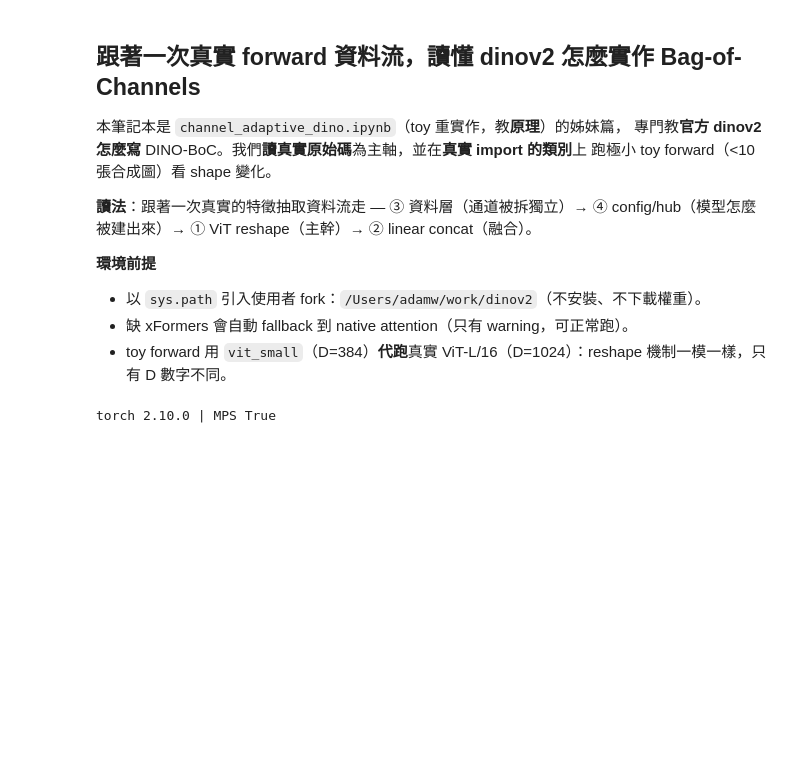
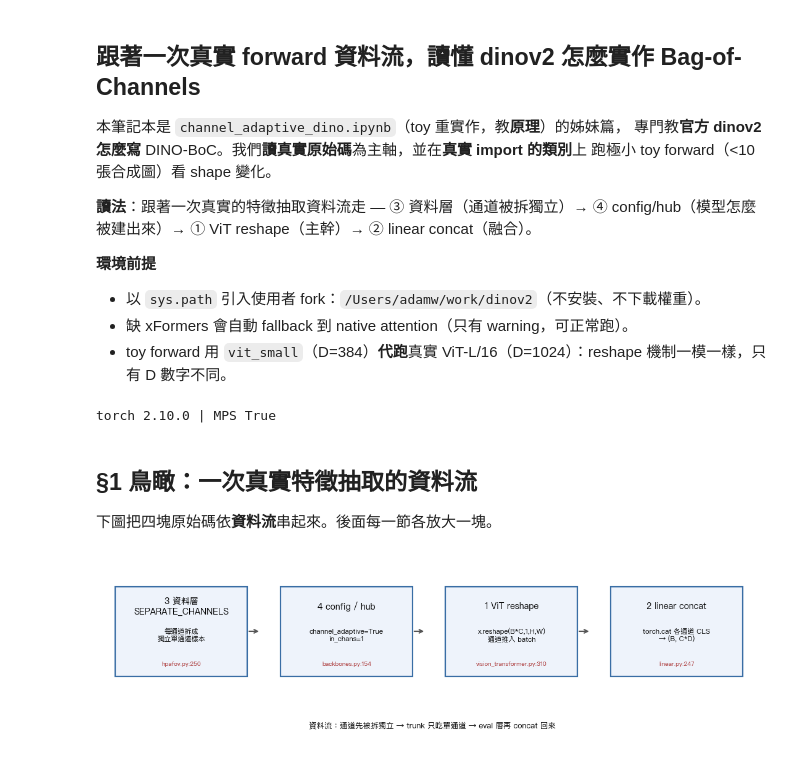
Before and after one commit to Cattleya517/llm_tutorial, a Jupyter notebook: dinov2_boc_source_reading.ipynb, the cells around one changed output. Drawn from its saved outputs; the diff is of its cells as text; code cells hidden in the pictures; blank space fills up the shorter version.

```diff
--- a/dinov2_boc_source_reading.ipynb
+++ b/dinov2_boc_source_reading.ipynb
@@ -24,3 +24,32 @@ matplotlib.rcParams["axes.unicode_minus"] = False
 print("torch", torch.__version__, "| MPS", torch.backends.mps.is_available())
 # %% [output]
 torch 2.10.0 | MPS True
+# %% [markdown]
+## §1 鳥瞰：一次真實特徵抽取的資料流
+
+下圖把四塊原始碼依**資料流**串起來。後面每一節各放大一塊。
+# %%
+import matplotlib.pyplot as plt
+fig, ax = plt.subplots(figsize=(11, 3.2)); ax.axis("off")
+stages = [
+    ("3 資料層\nSEPARATE_CHANNELS", "hpafov.py:250", "每通道拆成\n獨立單通道樣本"),
+    ("4 config / hub", "backbones.py:154", "channel_adaptive=True\nin_chans=1"),
+    ("1 ViT reshape", "vision_transformer.py:310", "x.reshape(B*C,1,H,W)\n通道推入 batch"),
+    ("2 linear concat", "linear.py:247", "torch.cat 各通道 CLS\n→ (B, C*D)"),
+]
+n = len(stages)
+for i,(title,loc,desc) in enumerate(stages):
+    x = i/(n) + 0.02
+    ax.add_patch(plt.Rectangle((x,0.35),0.20,0.5, fill=True, facecolor="#eef3fb",
+                               edgecolor="#3a6ea5", lw=1.6, transform=ax.transAxes))
+    ax.text(x+0.10,0.74,title,ha="center",va="center",fontsize=10,weight="bold",transform=ax.transAxes)
+    ax.text(x+0.10,0.58,desc,ha="center",va="center",fontsize=8,transform=ax.transAxes)
+    ax.text(x+0.10,0.42,loc,ha="center",va="center",fontsize=7,color="#a33",transform=ax.transAxes)
+    if i<n-1:
+        ax.annotate("",(x+0.22,0.6),(x+0.20,0.6),xycoords="axes fraction",
+                    arrowprops=dict(arrowstyle="->",lw=1.5,color="#555"))
+ax.text(0.5,0.06,"資料流：通道先被拆獨立 → trunk 只吃單通道 → eval 層再 concat 回來",
+        ha="center",fontsize=9,style="italic",transform=ax.transAxes)
+plt.tight_layout(); plt.show()
+# %% [output]
+[figure, added]
```
Also changed, not shown: 1 other file.
